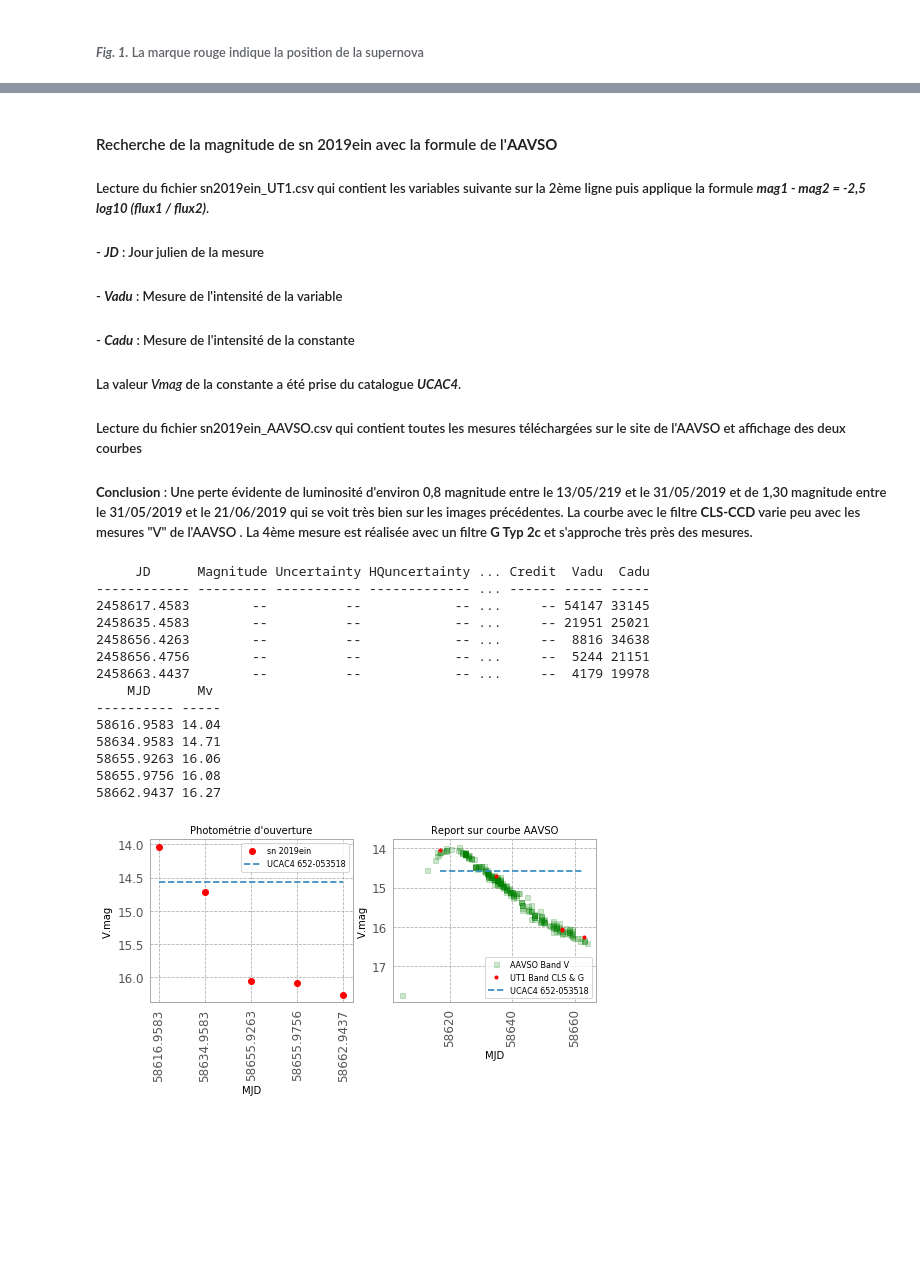
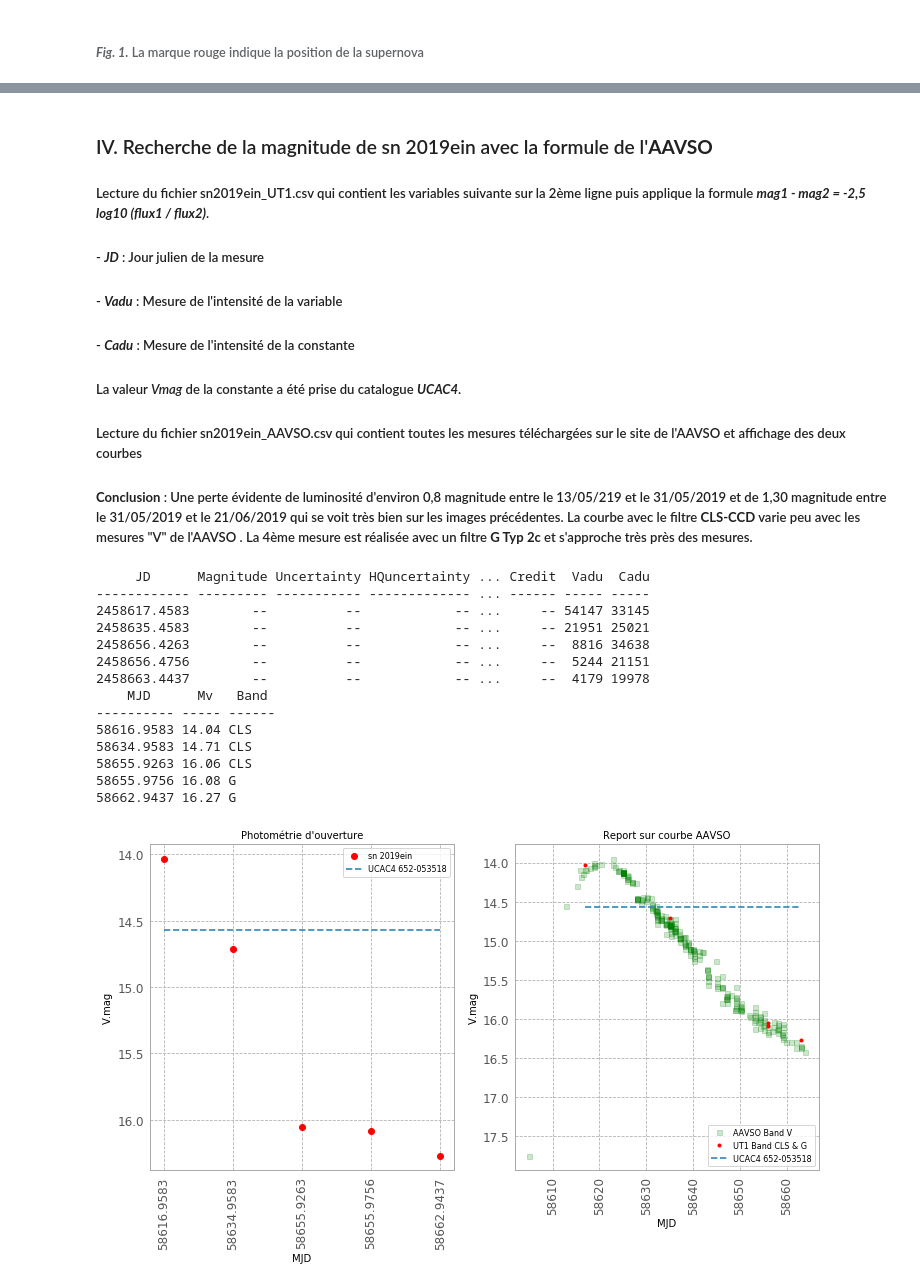
Before and after one commit to dtouzan/sn2019ein, a Jupyter notebook: sn2019ein.ipynb, the cells around one changed output, grey strips where cells are left out. Drawn from its saved outputs; the diff is of its cells as text; code cells hidden in the pictures; blank space fills up the shorter version.

```diff
--- a/sn2019ein.ipynb
+++ b/sn2019ein.ipynb
@@ -16 +47,18 @@
+# %%
+# Importation des fichiers de données
+#           UT1_MAST_CATALOG.csv   : Catalogue UT1 Mast
+#           data_stars.csv         : Catalogue d'étoiles
+#           data_SMCLMC            : Catalogue SMC LMC
+#           data_sn2019ein_UT1     : Mesures de la supernova
+#           data_AAVSO             : Mesures AAVSO
+data = ascii.read("UT1_MAST_CATALOG.csv",data_start=3,format='csv')
+data_stars = ascii.read("data_stars.csv",data_start=1,format='csv')
+data_SMCLMC = ascii.read("data_SMCLMC.csv",data_start=1,format='csv')
+data_sn2019ein_UT1 = ascii.read("sn2019ein_UT1.csv",data_start=1,format='csv')
+data_AAVSO = ascii.read("sn2019ein_AAVSO.csv",data_start=1,format='csv')
+
+# Longitude et latitude de UT1
+coord_ut1=EarthLocation(lat=49.5888*u.deg,lon=-0.35*u.deg,height=100*u.m)
+# Décalage horaire
+utcoffset = 2*u.hour
 # %%
@@ -503,5 +259,5 @@ fig.canvas.draw()
 # %% [markdown]
-#### Recherche de la magnitude de sn 2019ein avec la formule de l'**AAVSO**
+### IV. Recherche de la magnitude de sn 2019ein avec la formule de l'**AAVSO**
 ##### Lecture du fichier sn2019ein_UT1.csv qui contient les variables suivante sur la 2ème ligne puis applique la formule ***mag1 - mag2 = -2,5 log10 (flux1 / flux2)***.
 ##### - ***JD***        : Jour julien de la mesure
 ##### - ***Vadu***      : Mesure de l'intensité de la variable
@@ -513,99 +269,92 @@ fig.canvas.draw()
 
 ##### **Conclusion** : Une perte évidente de luminosité d'environ 0,8 magnitude entre le 13/05/219 et le 31/05/2019 et de 1,30 magnitude entre le 31/05/2019 et le 21/06/2019 qui se voit très bien sur les images précédentes. La courbe avec le filtre **CLS-CCD** varie peu avec les mesures "V" de l'AAVSO . La 4ème mesure est réalisée avec un filtre **G Typ 2c** et s'approche très près des mesures.
 # %%
-from astropy.io import ascii
-from astropy.visualization import astropy_mpl_style
-import numpy as np
-import matplotlib.pyplot as plt
-from astropy.time import Time
-
-plt.style.use(astropy_mpl_style)
-
 # Calcul de la magnitude
 
-data = ascii.read("sn2019ein_UT1.csv",data_start=1,format='csv')
+# Affichage du fichier de mesure
+print(data_sn2019ein_UT1)
 
-print(data)
-
+# Affichage des magnitudes calculées
 Vmag=[]
 Cmag=[]
 mjd=[]
-print('    MJD      Mv')
-print('---------- -----')
+print('    MJD      Mv   Band')
+print('---------- ----- ------')
 
-for line in data:
+for line in data_sn2019ein_UT1:
     name_constante = line[7]
-    filter_type = line[4]
+    band = line[4]
     Vadu = float(line[24])
     Cadu = float(line[25])
     Cmag_UCAC4 = float(line[14])
     Cmag.append(Cmag_UCAC4)
     t=Time(float(line[0]),format='jd')
     mjd.append(round(t.mjd,4))
+    #
     # mag1 - mag2 = -2,5 log10 (flux1 / flux2)
+    #
     Vmag_calc = -2.5*(np.log10(Vadu/Cadu))+Cmag_UCAC4
     Vmag.append(Vmag_calc)
-    print(round(t.mjd,4),round(Vmag_calc,2))
+    print(round(t.mjd,4),round(Vmag_calc,2),band)
 
-
-plt.figure(figsize=(8,3))
+# Graph des mesures
+plt.figure(figsize=(12,6))
 plt.subplot(1, 2, 1)
 plt.gca().invert_yaxis()
 plt.grid(True,axis='both',linestyle='--')
-plt.plot(np.arange(len(data)),Vmag,'o', color='red', label='sn 2019ein')
-plt.plot(np.arange(len(data)),Cmag, "--", label=name_constante)
+plt.plot(np.arange(len(data_sn2019ein_UT1)),Vmag,'o', color='red', label='sn 2019ein')
+plt.plot(np.arange(len(data_sn2019ein_UT1)),Cmag, "--", label=name_constante)
 plt.legend(loc='upper right', fontsize=8)
 plt.xlabel('MJD',fontsize=10)
 plt.ylabel('V.mag',fontsize=10)
 plt.title("Photométrie d'ouverture",fontsize=10)
-plt.xticks(np.arange(len(data)),mjd,rotation=90)
+plt.xticks(np.arange(len(data_sn2019ein_UT1)),mjd,rotation=90)
 
 
-# AAVSO courbe
 
+# Graph de la courbe AAVSO
 name_AAVSO="AAVSO"
 name_UT1="UT1"
 band="V"
 band_UT1="CLS"
 
+# Table AAVSO
 x_AAVSO=[]
 y_AAVSO=[]
 
-data_AAVSO = ascii.read("sn2019ein_AAVSO.csv",data_start=1,format='csv')
-
 for line in data_AAVSO:
     if line[4] == band:
-        #x_AAVSO.append(float(line[0]))
         t=Time(float(line[0]),format='jd')
         x_AAVSO.append(round(t.mjd,4))
         y_AAVSO.append(float(line[1]))
 
+# Graph de la courbe AAVSO et report des mesures
 plt.subplot(1, 2, 2)
 plt.gca().invert_yaxis()
 plt.grid(True,axis='both',linestyle='--')
 plt.plot(x_AAVSO,y_AAVSO,'s', color='green',markersize=5, alpha=0.2,label=name_AAVSO+" Band "+band )
 plt.plot(mjd,Vmag,'o', color='red',markersize=3, alpha=1,label=name_UT1+" Band "+band_UT1+" & G")
 plt.plot(mjd,Cmag, ls='--', label=name_constante)
 plt.xlabel('MJD',fontsize=10)
 plt.xticks(rotation=90)
 plt.ylabel('V.mag',fontsize=10)
 plt.legend(loc='lower right', fontsize=8)
 plt.title("Report sur courbe AAVSO",fontsize=10)
 plt.show()
 # %% [output]
      JD      Magnitude Uncertainty HQuncertainty ... Credit  Vadu  Cadu
 ------------ --------- ----------- ------------- ... ------ ----- -----
 2458617.4583        --          --            -- ...     -- 54147 33145
 2458635.4583        --          --            -- ...     -- 21951 25021
 2458656.4263        --          --            -- ...     --  8816 34638
 2458656.4756        --          --            -- ...     --  5244 21151
 2458663.4437        --          --            -- ...     --  4179 19978
-    MJD      Mv
----------- -----
-58616.9583 14.04
-58634.9583 14.71
-58655.9263 16.06
-58655.9756 16.08
-58662.9437 16.27
+    MJD      Mv   Band
+---------- ----- ------
+58616.9583 14.04 CLS
+58634.9583 14.71 CLS
+58655.9263 16.06 CLS
+58655.9756 16.08 G
+58662.9437 16.27 G
-[figure, old version]
+[figure, new version]
 # %% [markdown]
```
Also changed, not shown: parts of 20 cells of this notebook, 3 other files.
